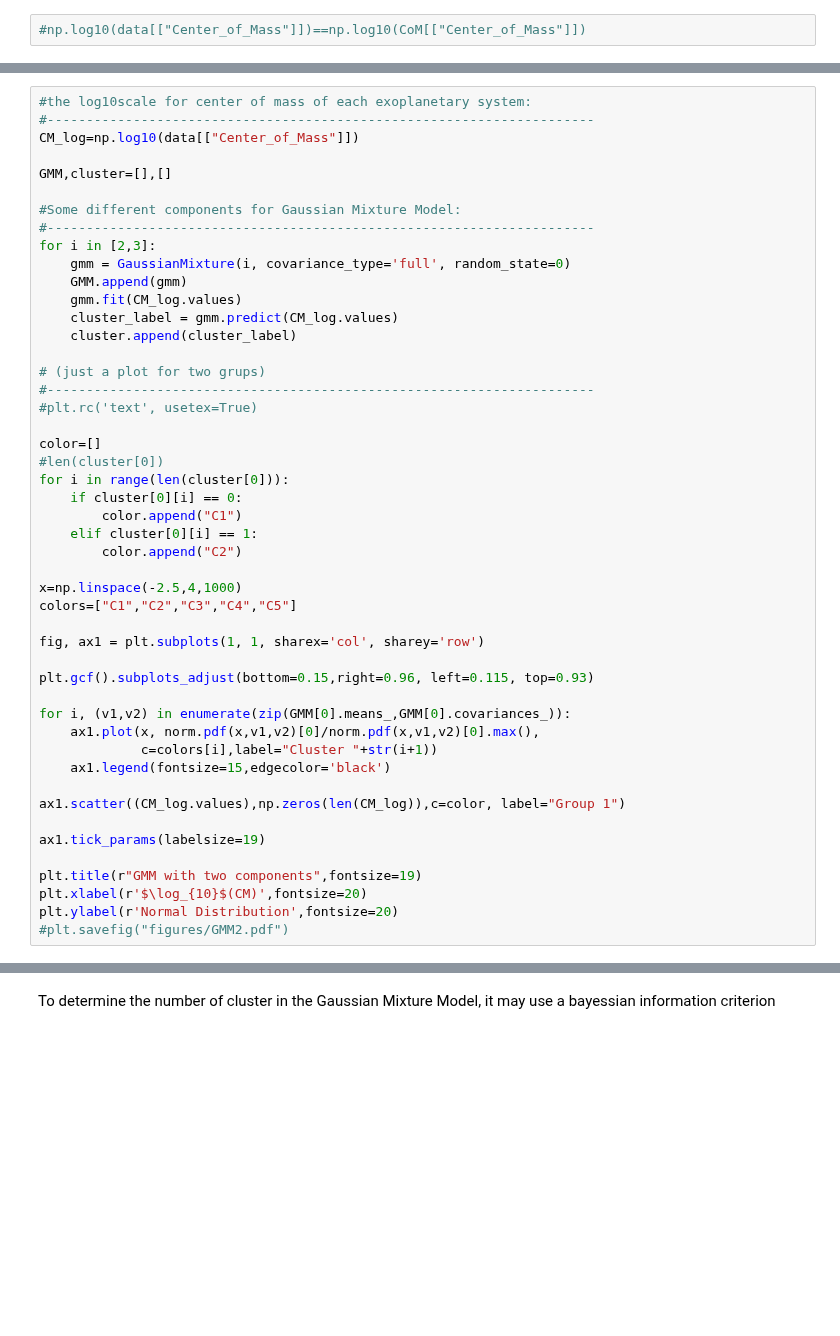
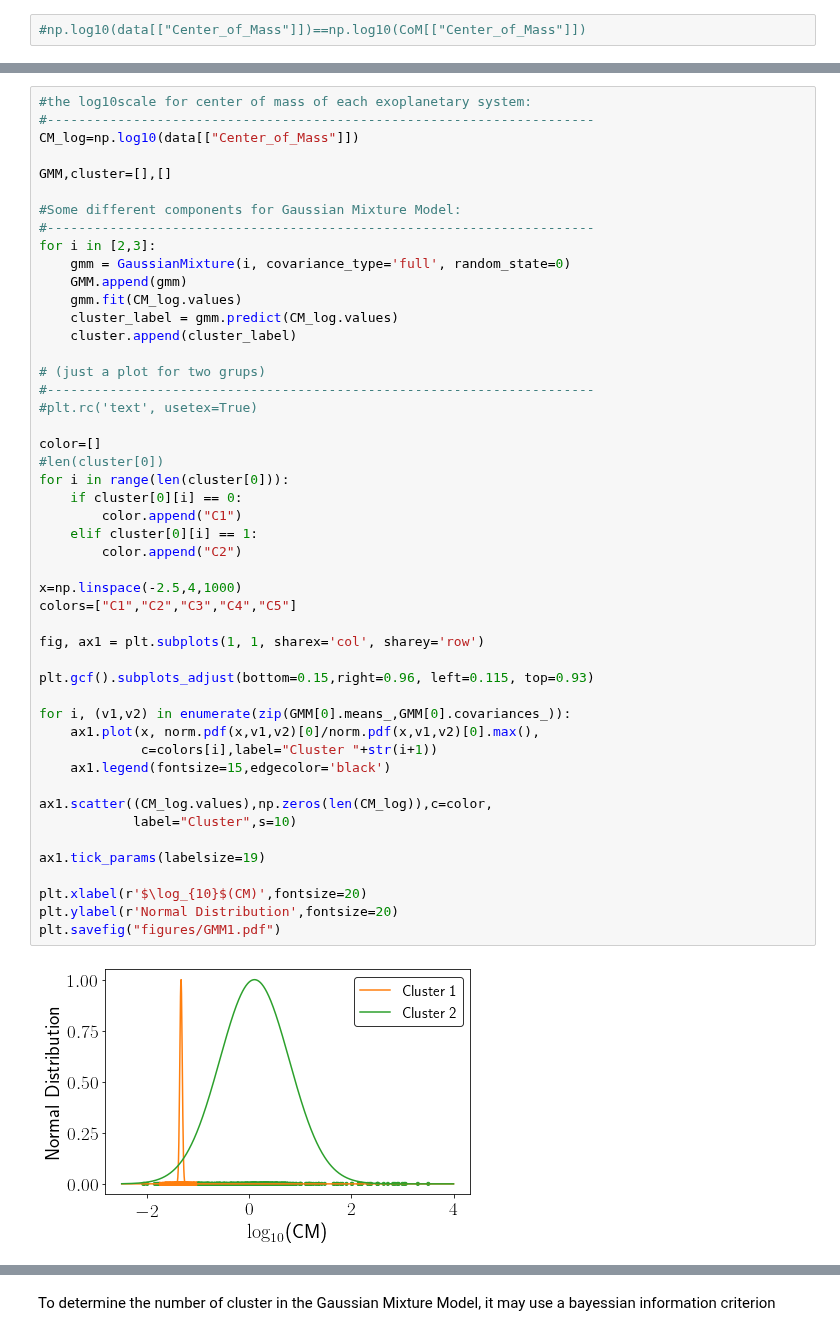
Before and after one commit to fjbautistas/Mixture_Gaussian_CM_of_Planets, a Jupyter notebook: Clasification.ipynb, the cells around one changed output, grey strips where cells are left out. Drawn from its saved outputs; the diff is of its cells as text; blank space fills up the shorter version.

```diff
--- a/Clasification.ipynb
+++ b/Clasification.ipynb
@@ -406,36 +463,38 @@ for i in [2,3]:
 
 # (just a plot for two grups)
 #----------------------------------------------------------------------
 #plt.rc('text', usetex=True)
 
 color=[]
 #len(cluster[0])
 for i in range(len(cluster[0])):
     if cluster[0][i] == 0:
         color.append("C1")
     elif cluster[0][i] == 1:
         color.append("C2")
 
 x=np.linspace(-2.5,4,1000)
 colors=["C1","C2","C3","C4","C5"]
 
 fig, ax1 = plt.subplots(1, 1, sharex='col', sharey='row')
 
 plt.gcf().subplots_adjust(bottom=0.15,right=0.96, left=0.115, top=0.93)
 
 for i, (v1,v2) in enumerate(zip(GMM[0].means_,GMM[0].covariances_)):
     ax1.plot(x, norm.pdf(x,v1,v2)[0]/norm.pdf(x,v1,v2)[0].max(),
              c=colors[i],label="Cluster "+str(i+1))
     ax1.legend(fontsize=15,edgecolor='black')
 
-ax1.scatter((CM_log.values),np.zeros(len(CM_log)),c=color, label="Group 1")
+ax1.scatter((CM_log.values),np.zeros(len(CM_log)),c=color,
+            label="Cluster",s=10)
 
 ax1.tick_params(labelsize=19)
 
-plt.title(r"GMM with two components",fontsize=19)
 plt.xlabel(r'$\log_{10}$(CM)',fontsize=20)
 plt.ylabel(r'Normal Distribution',fontsize=20)
-#plt.savefig("figures/GMM2.pdf")
+plt.savefig("figures/GMM1.pdf")
+# %% [output]
+[figure, added]
 # %%
 # (just a plot for five grups)
 #----------------------------------------------------------------------
```
Also changed, not shown: parts of 18 cells of this notebook, 7 other files.
